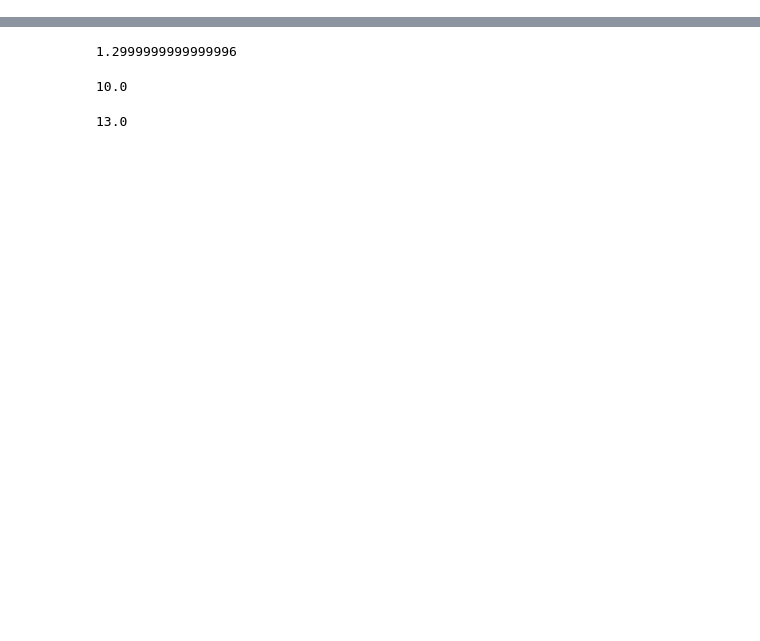
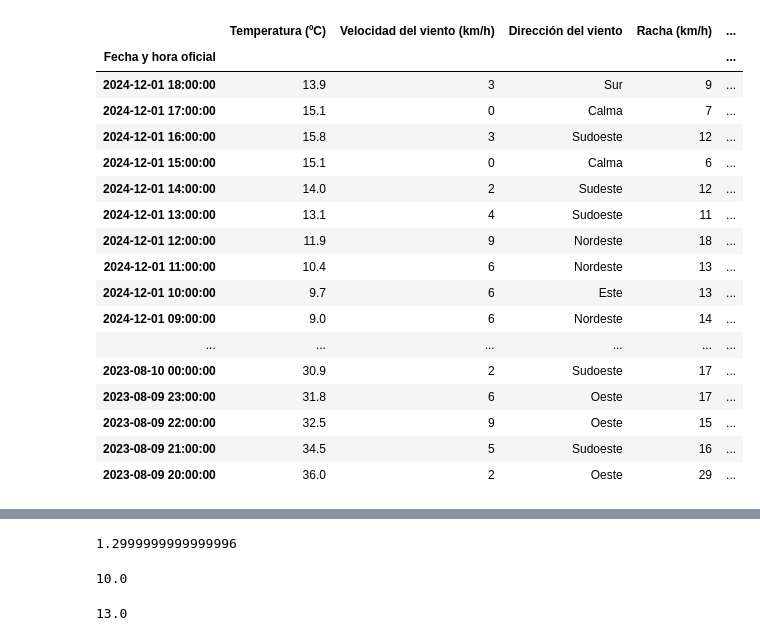
Before and after one commit to ivan5cg/Meteo, a Jupyter notebook: meteo dash.ipynb, the cells around one changed output, grey strips where cells are left out. Drawn from its saved outputs; the diff is of its cells as text; code cells hidden in the pictures; blank space fills up the shorter version.

```diff
--- a/meteo dash.ipynb
+++ b/meteo dash.ipynb
@@ -79,6 +101,44 @@ def get_last_arome_run():
 
 
 valid_run = get_last_arome_run()
+# %%
+aemet_horario = pd.read_csv("https://www.aemet.es/es/eltiempo/observacion/ultimosdatos_3195_datos-horarios.csv?k=mad&l=3195&datos=det&w=0&f=temperatura&x=h24" ,
+                            encoding="latin-1",skiprows=2,parse_dates=True,index_col=0,dayfirst=True)
+aemet_horario.index = aemet_horario.index.tz_localize('Europe/Madrid')
+
+
+
+aemet_horario_acumulado = pd.read_excel("Histórico/Acumulado Madrid.xlsx",index_col=0)
+aemet_horario_acumulado.index = aemet_horario_acumulado.index.tz_localize('Europe/Madrid')
+
+aemet_horario_acumulado = pd.concat([aemet_horario_acumulado,aemet_horario])
+
+aemet_horario_acumulado = aemet_horario_acumulado[~aemet_horario_acumulado.index.duplicated(keep='first')]
+
+aemet_horario_acumulado = aemet_horario_acumulado.sort_index(ascending=False)
+
+aemet_horario_acumulado.index = aemet_horario_acumulado.index.tz_localize(None)
+
+aemet_horario_acumulado
+# %% [output]
+|  | Temperatura (ºC) | Velocidad del viento (km/h) | Dirección del viento | Racha (km/h) | ... |
+| Fecha y hora oficial |  |  |  |  | ... |
+| 2024-12-01 18:00:00 | 13.9 | 3 | Sur | 9 | ... |
+| 2024-12-01 17:00:00 | 15.1 | 0 | Calma | 7 | ... |
+| 2024-12-01 16:00:00 | 15.8 | 3 | Sudoeste | 12 | ... |
+| 2024-12-01 15:00:00 | 15.1 | 0 | Calma | 6 | ... |
+| 2024-12-01 14:00:00 | 14.0 | 2 | Sudeste | 12 | ... |
+| 2024-12-01 13:00:00 | 13.1 | 4 | Sudoeste | 11 | ... |
+| 2024-12-01 12:00:00 | 11.9 | 9 | Nordeste | 18 | ... |
+| 2024-12-01 11:00:00 | 10.4 | 6 | Nordeste | 13 | ... |
+| 2024-12-01 10:00:00 | 9.7 | 6 | Este | 13 | ... |
+| 2024-12-01 09:00:00 | 9.0 | 6 | Nordeste | 14 | ... |
+| ... | ... | ... | ... | ... | ... |
+| 2023-08-10 00:00:00 | 30.9 | 2 | Sudoeste | 17 | ... |
+| 2023-08-09 23:00:00 | 31.8 | 6 | Oeste | 17 | ... |
+| 2023-08-09 22:00:00 | 32.5 | 9 | Oeste | 15 | ... |
+| 2023-08-09 21:00:00 | 34.5 | 5 | Sudoeste | 16 | ... |
+| 2023-08-09 20:00:00 | 36.0 | 2 | Oeste | 29 | ... |
 # %%
 def get_temp_data(valid_run):
 
```
Also changed, not shown: parts of 7 cells of this notebook, 1 other file.
